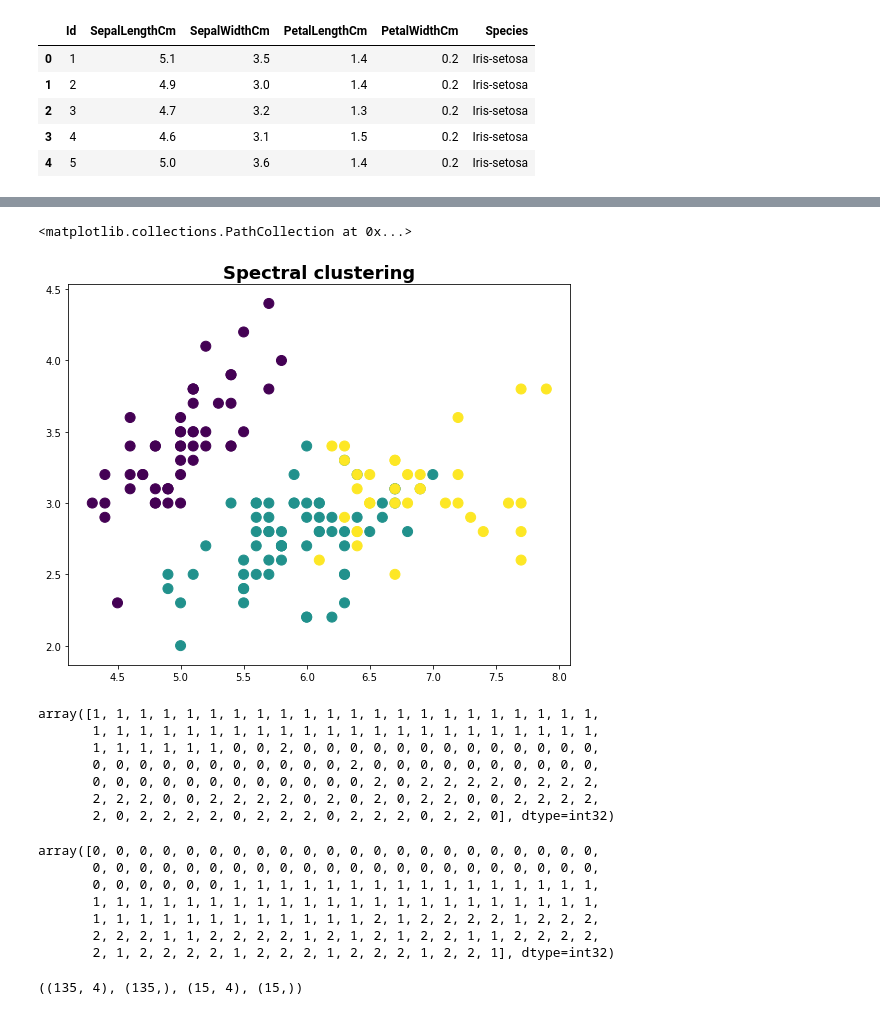
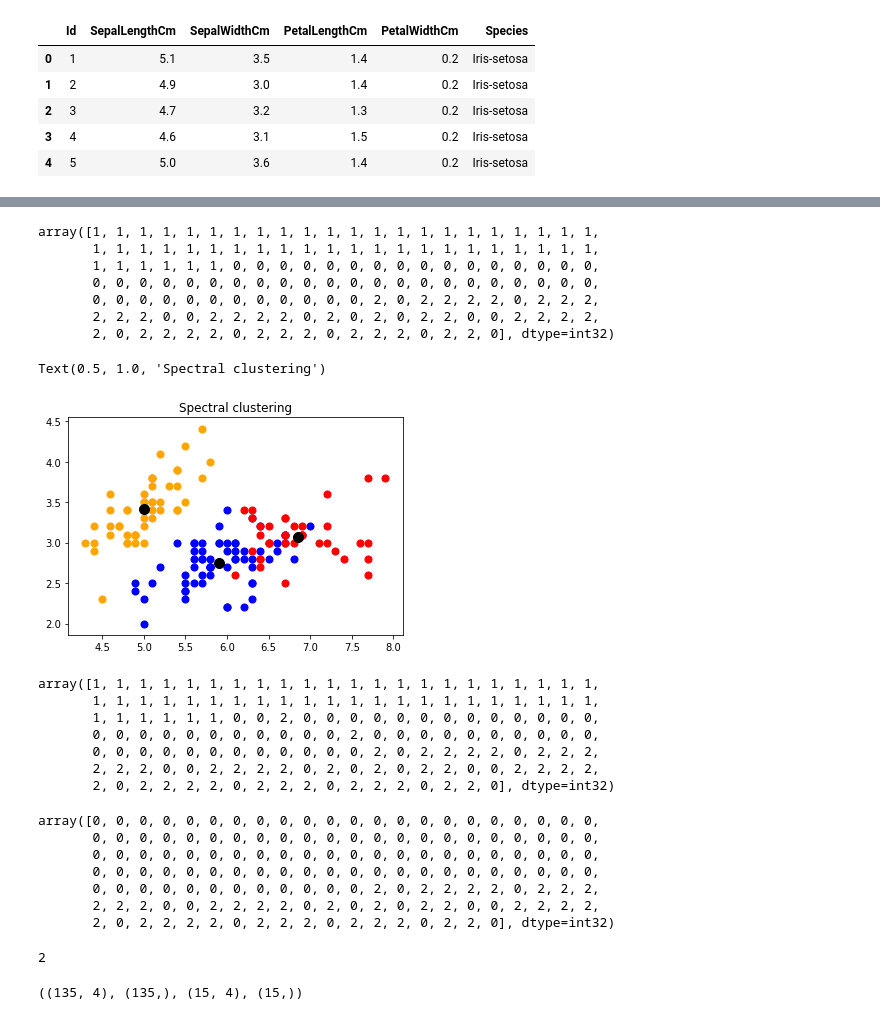
Before and after one commit to quanghoan/k-means-and-spectral-clustering, a Jupyter notebook: Iris.ipynb, the cells around one changed output, grey strips where cells are left out. Saved outputs shown, nothing was run; the diff lists cells and outputs as text; code cells hidden in the pictures.

```diff
--- a/Iris.ipynb
+++ b/Iris.ipynb
@@ -53,25 +52,41 @@ plt.legend()
+# %%
+from sklearn.cluster import SpectralClustering
+
+model = SpectralClustering(n_clusters=3, affinity='nearest_neighbors')
+
+labelsS = model.fit_predict(x)
+for i in range(len(labelsS)):
+    if labelsS[i] == 0:
+        labelsS[i] = 1
+    elif labelsS[i] == 1:
+            labelsS[i] = 0
+labelsS
+# %% [output]
+array([1, 1, 1, 1, 1, 1, 1, 1, 1, 1, 1, 1, 1, 1, 1, 1, 1, 1, 1, 1, 1, 1,
+       1, 1, 1, 1, 1, 1, 1, 1, 1, 1, 1, 1, 1, 1, 1, 1, 1, 1, 1, 1, 1, 1,
+       1, 1, 1, 1, 1, 1, 0, 0, 0, 0, 0, 0, 0, 0, 0, 0, 0, 0, 0, 0, 0, 0,
+       0, 0, 0, 0, 0, 0, 0, 0, 0, 0, 0, 0, 0, 0, 0, 0, 0, 0, 0, 0, 0, 0,
+       0, 0, 0, 0, 0, 0, 0, 0, 0, 0, 0, 0, 2, 0, 2, 2, 2, 2, 0, 2, 2, 2,
+       2, 2, 2, 0, 0, 2, 2, 2, 2, 0, 2, 0, 2, 0, 2, 2, 0, 0, 2, 2, 2, 2,
+       2, 0, 2, 2, 2, 2, 0, 2, 2, 2, 0, 2, 2, 2, 0, 2, 2, 0], dtype=int32)
 # %%
-from sklearn.cluster import SpectralClustering
 
-model = SpectralClustering(n_clusters=3, affinity='nearest_neighbors')
+# fig, ax = plt.subplots(figsize=(9,7))
+# ax.set_title('Spectral clustering', fontsize=18, fontweight='demi')
+# plt.scatter(x[:, 0], x[:, 1], c=labelsS, s=100)
 
-labelsS = model.fit_predict(x)
-fig, ax = plt.subplots(figsize=(9,7))
-ax.set_title('Spectral clustering', fontsize=18, fontweight='demi')
-plt.scatter(x[:, 0], x[:, 1], c=labelsS, s=100)
+# Visualising the clusters
+plt.scatter(x[labelsS == 0, 0], x[labelsS == 0, 1], s = 50, c = 'blue')
+plt.scatter(x[labelsS == 1, 0], x[labelsS == 1, 1], s = 50, c = 'orange')
+plt.scatter(x[labelsS == 2, 0], x[labelsS == 2, 1], s = 50, c = 'red')
 
-#Visualising the clusters
-# plt.scatter(x[labelsS == 0, 0], x[labelsS == 0, 1], s = 50, c = 'red', label = 'Iris-setosa')
-# plt.scatter(x[labelsS == 1, 0], x[labelsS == 1, 1], s = 50, c = 'blue', label = 'Iris-versicolour')
-# plt.scatter(x[labelsS == 2, 0], x[labelsS == 2, 1], s = 50, c = 'green', label = 'Iris-virginica')
-
-# #Plotting the centroids of the clusters
-# plt.scatter(kmeans.cluster_centers_[:,0], kmeans.cluster_centers_[:,1], s = 100, c = 'yellow', label = 'Centroids')
-
+#Plotting the centroids of the clusters
+plt.scatter(kmeans.cluster_centers_[:,0], kmeans.cluster_centers_[:,1], s = 100, c = 'black', label = 'Centroids')
+plt.title("Spectral clustering")
 # plt.legend()
 # %% [output]
-<matplotlib.collections.PathCollection at 0x...>
+Text(0.5, 1.0, 'Spectral clustering')
-[figure, old version]
+[figure, new version]
 # %%
 y_kmeans
 # %% [output]
@@ -87,11 +102,15 @@ labelsS
 # %% [output]
 array([0, 0, 0, 0, 0, 0, 0, 0, 0, 0, 0, 0, 0, 0, 0, 0, 0, 0, 0, 0, 0, 0,
        0, 0, 0, 0, 0, 0, 0, 0, 0, 0, 0, 0, 0, 0, 0, 0, 0, 0, 0, 0, 0, 0,
-       0, 0, 0, 0, 0, 0, 1, 1, 1, 1, 1, 1, 1, 1, 1, 1, 1, 1, 1, 1, 1, 1,
-       1, 1, 1, 1, 1, 1, 1, 1, 1, 1, 1, 1, 1, 1, 1, 1, 1, 1, 1, 1, 1, 1,
-       1, 1, 1, 1, 1, 1, 1, 1, 1, 1, 1, 1, 2, 1, 2, 2, 2, 2, 1, 2, 2, 2,
-       2, 2, 2, 1, 1, 2, 2, 2, 2, 1, 2, 1, 2, 1, 2, 2, 1, 1, 2, 2, 2, 2,
-       2, 1, 2, 2, 2, 2, 1, 2, 2, 2, 1, 2, 2, 2, 1, 2, 2, 1], dtype=int32)
+       0, 0, 0, 0, 0, 0, 0, 0, 0, 0, 0, 0, 0, 0, 0, 0, 0, 0, 0, 0, 0, 0,
+       0, 0, 0, 0, 0, 0, 0, 0, 0, 0, 0, 0, 0, 0, 0, 0, 0, 0, 0, 0, 0, 0,
+       0, 0, 0, 0, 0, 0, 0, 0, 0, 0, 0, 0, 2, 0, 2, 2, 2, 2, 0, 2, 2, 2,
+       2, 2, 2, 0, 0, 2, 2, 2, 2, 0, 2, 0, 2, 0, 2, 2, 0, 0, 2, 2, 2, 2,
+       2, 0, 2, 2, 2, 2, 0, 2, 2, 2, 0, 2, 2, 2, 0, 2, 2, 0], dtype=int32)
+# %%
+labelsS[-2]
+# %% [output]
+2
 # %%
 #x = dataset.iloc[:,:-1].values
 #y = dataset.iloc[:,-1].values
```
Also changed, not shown: parts of 3 cells of this notebook, 3 other files.
